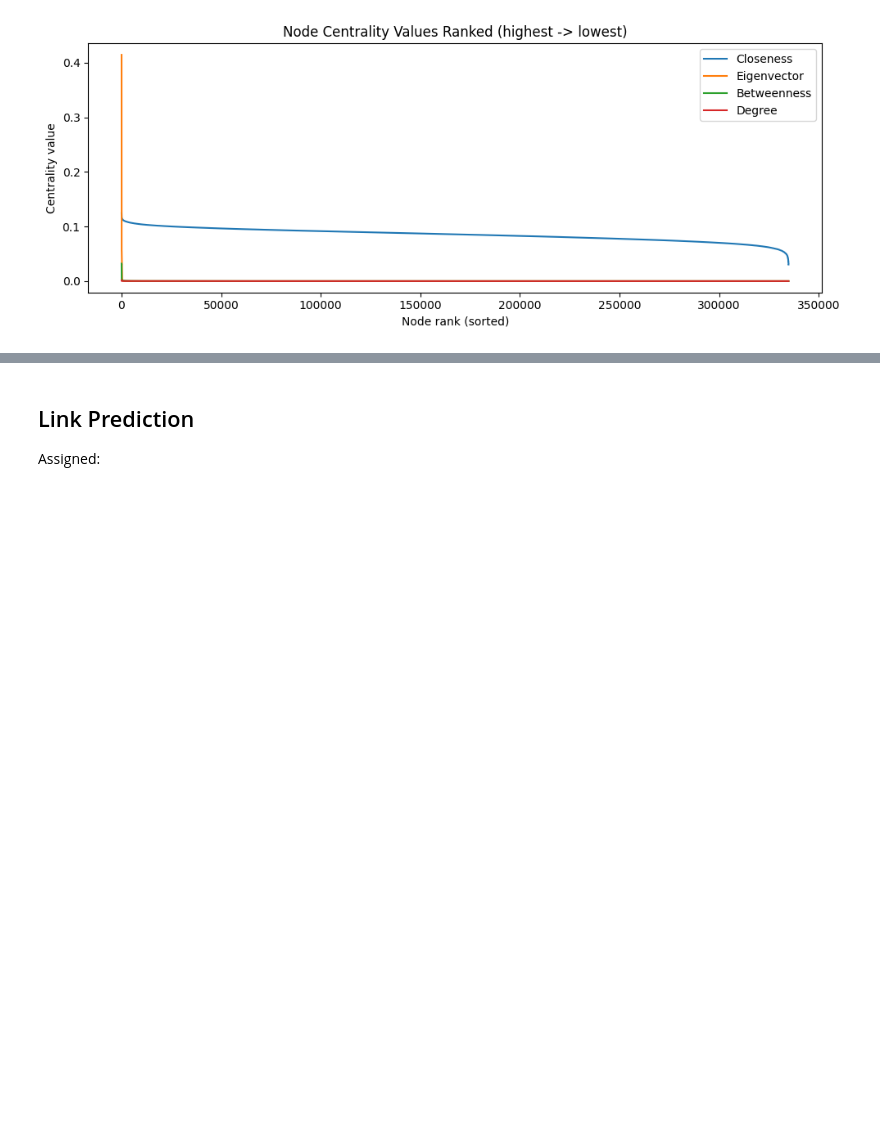
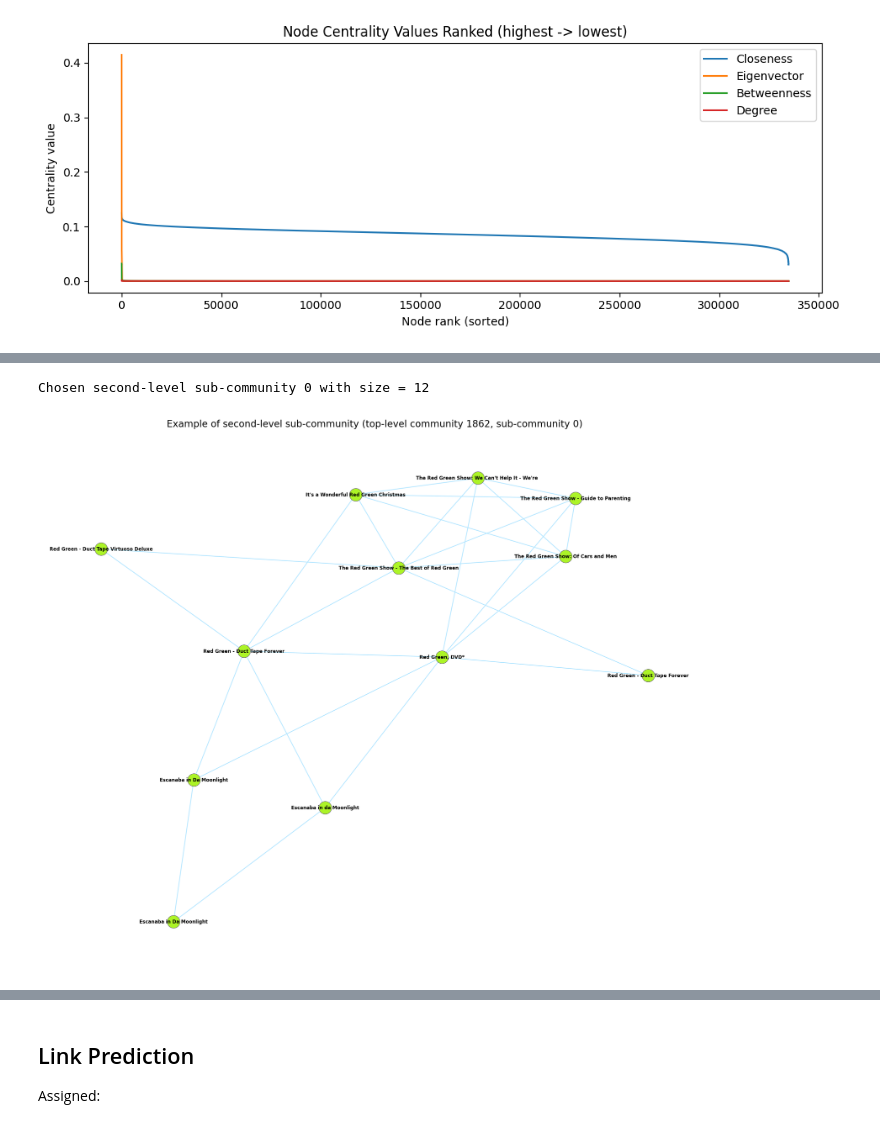
Before and after one commit to ICook094/CS5483_FinalProject, a Jupyter notebook: main.ipynb, the cells around one changed output, grey strips where cells are left out. Cells and saved outputs as stored; diff of their text form; code cells hidden in the pictures; blank space fills up the shorter version.

```diff
--- a/main.ipynb
+++ b/main.ipynb
@@ -548,0 +876,73 @@ Assigned:
+# %%
+from collections import Counter
+import matplotlib.pyplot as plt
+import networkx as nx
+
+# 1) Pick a "nice" second-level sub-community (not too small, not huge)
+sub_sizes = Counter(partition_lvl2.values())
+
+# choose the largest sub-community with size between 20 and 100
+candidate_subs = [cid for cid, sz in sub_sizes.items() if 20 <= sz <= 100]
+if not candidate_subs:
+    # fallback: just take the largest sub-community overall
+    target_sub = max(sub_sizes, key=sub_sizes.get)
+else:
+    target_sub = max(candidate_subs, key=lambda cid: sub_sizes[cid])
+
+print(f"Chosen second-level sub-community {target_sub} "
+      f"with size = {sub_sizes[target_sub]}")
+
+nodes_sub = [n for n, cid in partition_lvl2.items() if cid == target_sub]
+H_sub = H_plot.subgraph(nodes_sub).copy()
+
+# 2) Layout
+pos = nx.spring_layout(H_sub, seed=42, k=0.35)
+
+# 3) Plot in the "paper style"
+plt.figure(figsize=(12, 10), dpi=200)
+
+# light blue edges
+nx.draw_networkx_edges(
+    H_sub, pos,
+    edge_color="#AEE4FF",
+    width=1.0,
+    alpha=0.9,
+    arrows=False
+)
+
+# pastel pink nodes
+nx.draw_networkx_nodes(
+    H_sub, pos,
+    node_size=260,
+    node_color="#ACF427",
+    edgecolors="#666666",
+    linewidths=0.6
+)
+
+# 4) Labels = (truncated) product titles
+labels = {}
+for n, data in H_sub.nodes(data=True):
+    title = data.get("title", str(n))
+    # remove super long tails & brackets to avoid overlap
+    title_main = title.split("(")[0].strip()
+    labels[n] = title_main[:45]   # 45 chars max
+
+nx.draw_networkx_labels(
+    H_sub, pos,
+    labels=labels,
+    font_size=6,
+    font_weight="bold",
+    font_color="black"
+)
+
+plt.title(
+    f"Example of second-level sub-community "
+    f"(top-level community {good_cid}, sub-community {target_sub})",
+    fontsize=12
+)
+plt.axis("off")
+plt.tight_layout()
+plt.show()
+# %% [output]
+Chosen second-level sub-community 0 with size = 12
+[figure, added]
```
Also changed, not shown: parts of 6 cells of this notebook.
